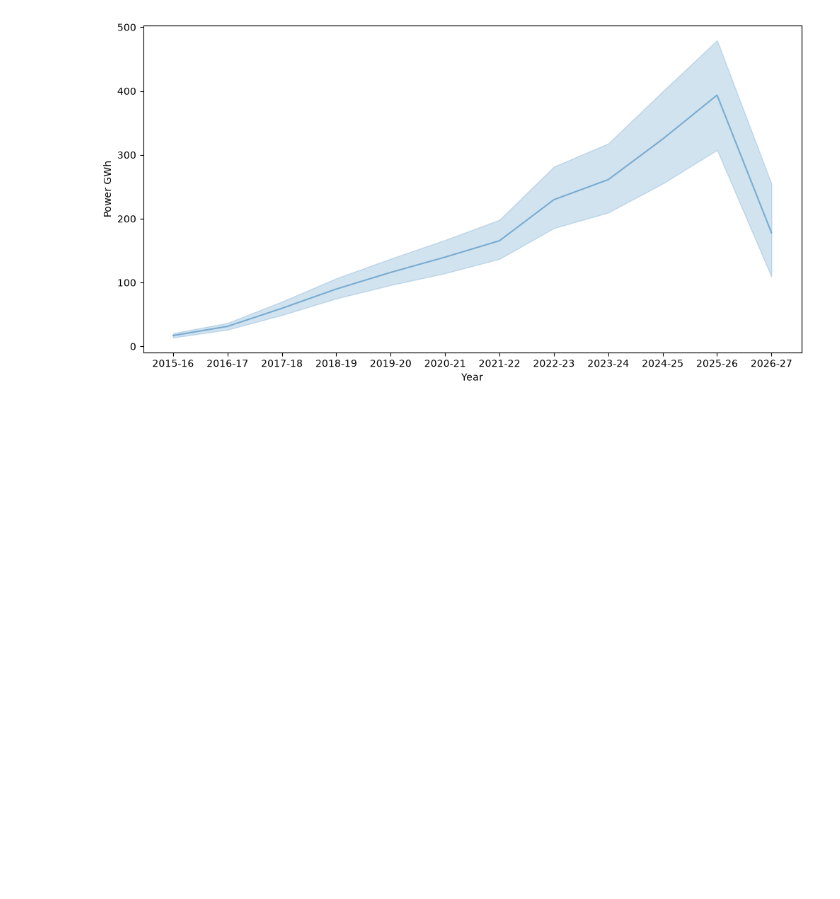
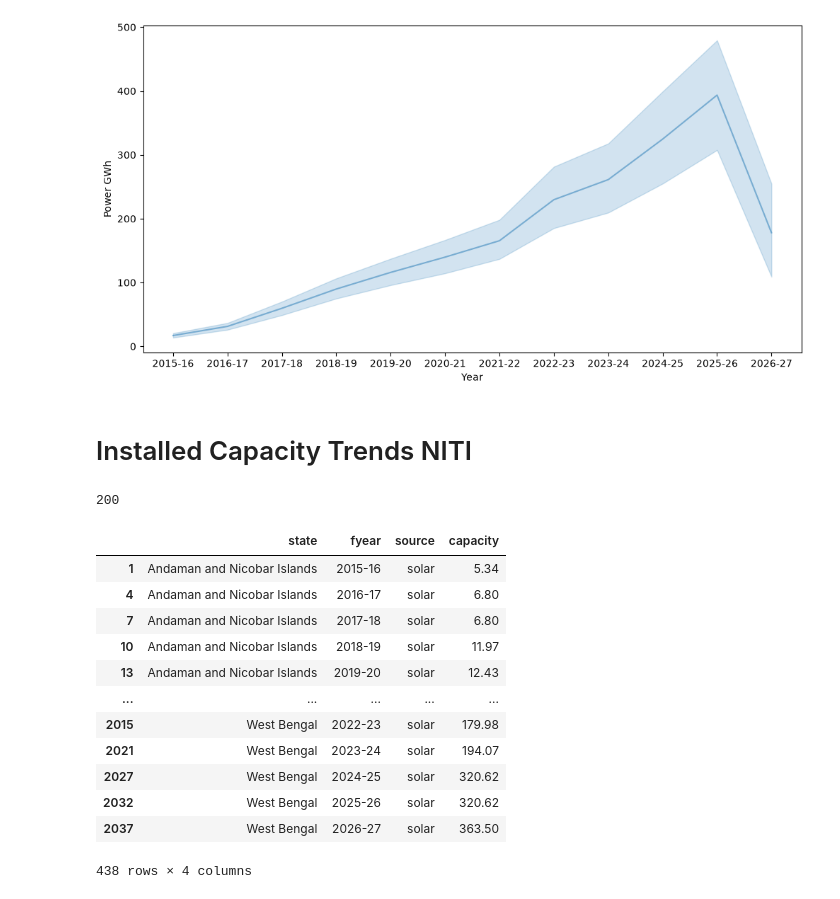
Before and after one commit to marvinminhaz/Solar-Curtailment-Project, a Jupyter notebook: notebooks/data-preparation.ipynb, the cells around one changed output. Drawn from its saved outputs; the diff is of its cells as text; code cells hidden in the pictures; blank space fills up the shorter version.

```diff
--- a/notebooks/data-preparation.ipynb
+++ b/notebooks/data-preparation.ipynb
@@ -69,3 +71,22 @@ plt.ylabel('Power GWh')
 # %% [output]
 Text(0, 0.5, 'Power GWh')
 [figure]
+# %% [markdown]
+# Installed Capacity Trends NITI
+# %%
+url = "https://icedapi.niti.gov.in/v1/capacity-metatable-data?switchMetaData=false"
+
+headers = {
+    "accept" : "application/json, text/plain, */*",
+    "accept-language": "en-GB, en; q=0.9",
+    "dnt": "1",
+    "origin": "https://iced.niti.gov.in",
+    "referer": "https://iced.niti.gov.in/",
+    "user-agent": "Mozilla/5.0 (X11; Linux x86_64) AppleWebKit/537.36 (KHTML, like Gecko) Chrome/153.0.0.0 Safari/537.36"
+}
+
+response = requests.get(url=url, headers=headers)
+
+print(response.status_code)
+# %% [output]
+200
@@ -71,0 +98,16 @@ Text(0, 0.5, 'Power GWh')
+# %%
+df[df['source'].str.strip() =='solar']
+# %% [output]
+|  | state | fyear | source | capacity |
+| 1 | Andaman and Nicobar Islands | 2015-16 | solar | 5.34 |
+| 4 | Andaman and Nicobar Islands | 2016-17 | solar | 6.80 |
+| 7 | Andaman and Nicobar Islands | 2017-18 | solar | 6.80 |
+| 10 | Andaman and Nicobar Islands | 2018-19 | solar | 11.97 |
+| 13 | Andaman and Nicobar Islands | 2019-20 | solar | 12.43 |
+| ... | ... | ... | ... | ... |
+| 2015 | West Bengal | 2022-23 | solar | 179.98 |
+| 2021 | West Bengal | 2023-24 | solar | 194.07 |
+| 2027 | West Bengal | 2024-25 | solar | 320.62 |
+| 2032 | West Bengal | 2025-26 | solar | 320.62 |
+| 2037 | West Bengal | 2026-27 | solar | 363.50 |
+438 rows × 4 columns
```
Also changed, not shown: parts of 3 cells of this notebook.
